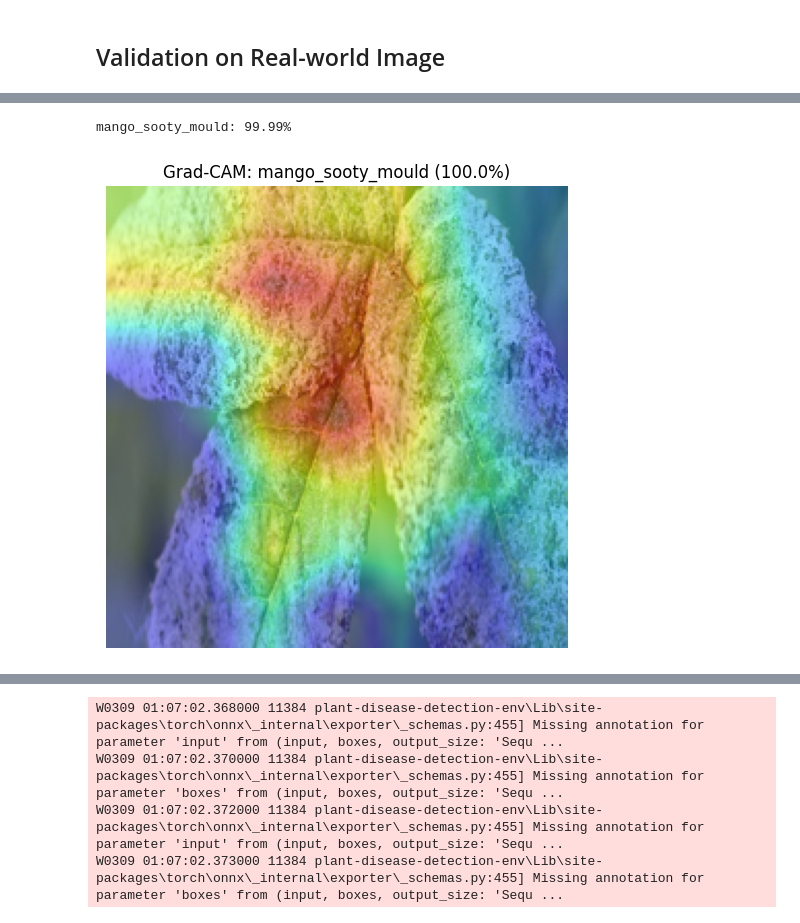
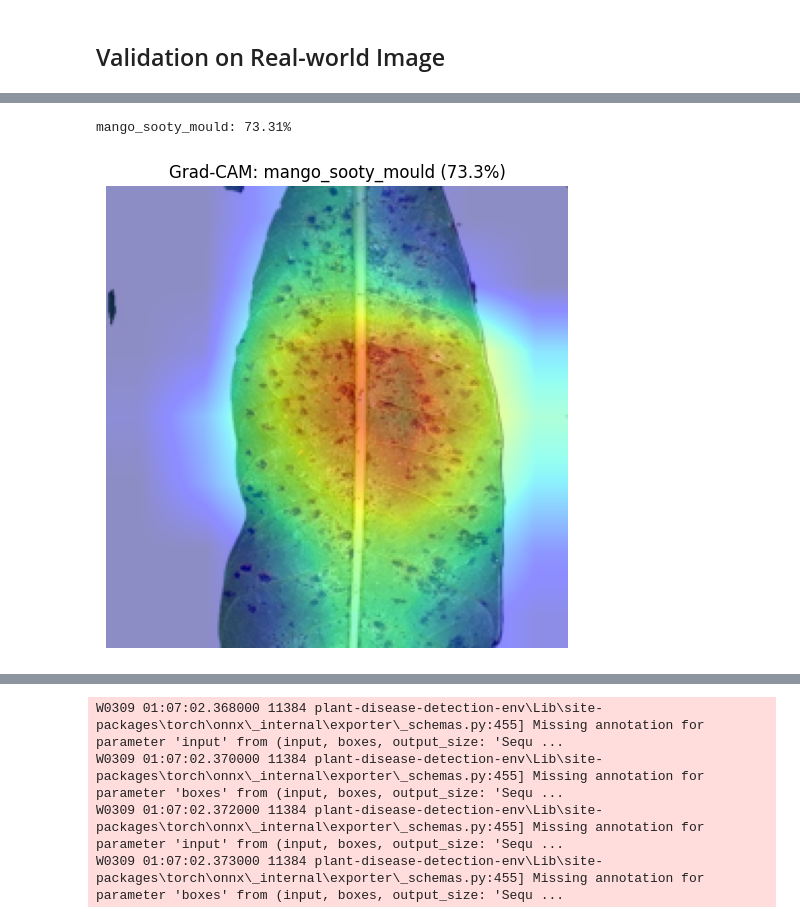
Before and after one commit to LouaiMuhammed/plant-disease-detection-using-cnns, a Jupyter notebook: notebooks/02. mobilenet_model.ipynb, the cells around one changed output, grey strips where cells are left out. Saved outputs shown, nothing was run; the diff lists cells and outputs as text; code cells hidden in the pictures.

```diff
--- a/notebooks/02. mobilenet_model.ipynb
+++ b/notebooks/02. mobilenet_model.ipynb
@@ -466,7 +465,7 @@ model.load_state_dict(ckpt["model_state"])
 model.eval()
 
 # Predict
-image_path = r"C:\Users\loaim\OneDrive\Desktop\img2.jpeg"
+image_path = r"C:\Users\loaim\OneDrive\Desktop\Untitled.jpg"
 img = Image.open(image_path).convert("RGB")
 img_tensor = get_val_transform()(img)
 
@@ -515,23 +514,23 @@ citrus_melanose: 98.60%
 # %%
-image_path = r"C:\Users\loaim\OneDrive\Desktop\mango_powdery_mildew.jpg"
+image_path = r"C:\Users\loaim\OneDrive\Desktop\stigminaleafspots.jpg"
 img = Image.open(image_path).convert("RGB")
 img_tensor = get_val_transform()(img)
 
 with torch.no_grad():
     logits = model(img_tensor.unsqueeze(0).to(device))
     probs = F.softmax(logits, dim=1)
     conf, pred = torch.max(probs, dim=1)
 
 print(f"{classes[pred.item()]}: {conf.item():.2%}")
 
 show_gradcam(
     model=model,
     image_path=image_path,
     device=device,
     class_names=classes,
     target_class_idx=int(pred.item()),
     title=f"Grad-CAM: {classes[pred.item()]} ({conf.item():.1%})",
 )
 # %% [output]
-mango_sooty_mould: 99.99%
+mango_sooty_mould: 73.31%
-[figure, old version]
+[figure, new version]
```
Also changed, not shown: parts of 39 cells of this notebook.
